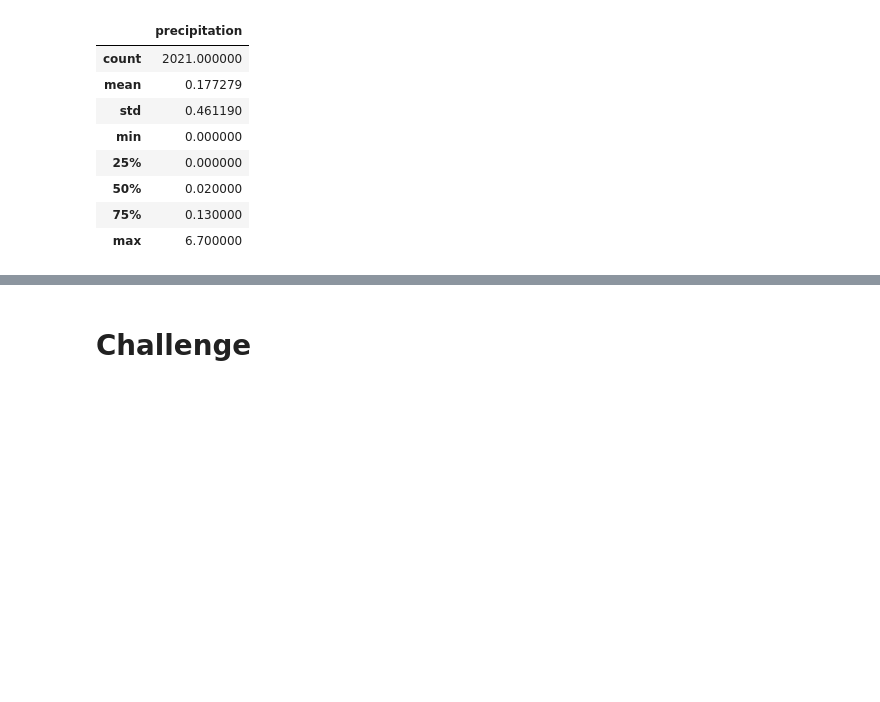
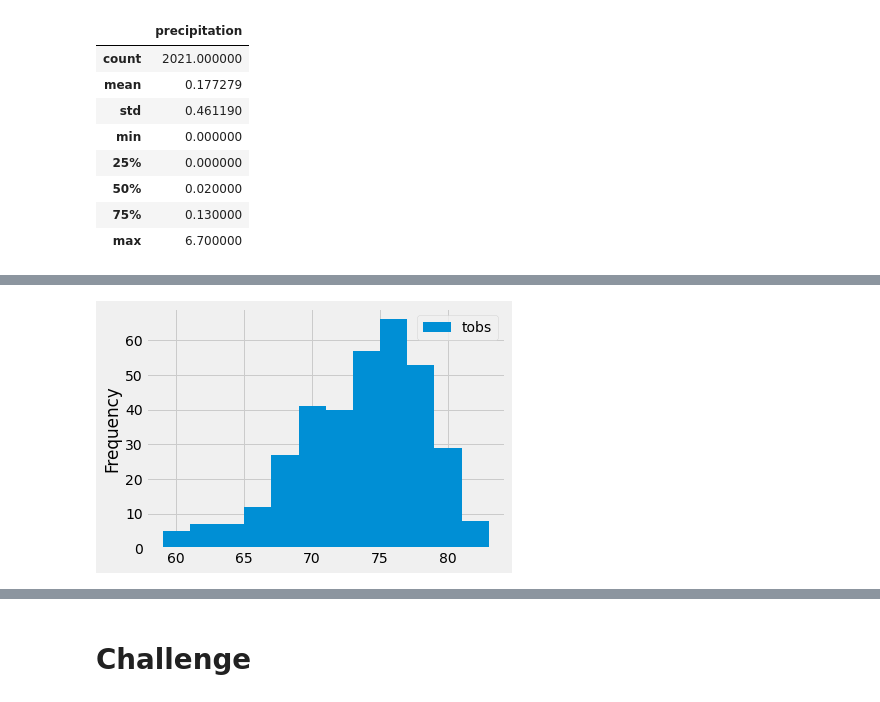
Before and after one commit to CLHollis/Surfs_Up, a Jupyter notebook: climate_analysis.ipynb, the cells around one changed output, grey strips where cells are left out. Saved outputs shown, nothing was run; the diff lists cells and outputs as text; code cells hidden in the pictures; blank space fills up the shorter version.

Commit message:
Weather Station Analysis

```diff
--- a/climate_analysis.ipynb
+++ b/climate_analysis.ipynb
@@ -170,3 +201,11 @@ df.describe()
 # %%
-# Choose the station with the highest number of temperature observations.
+# Choose the station with the highest number of temperature observations.   .....(9.3.4)
 # Query the last 12 months of temperature observation data for this station and plot the results as a histogram
+
+# select the column we are interested in to get our total observations count: Measurement.tobs
+# filter out all the stations except the most active station
+# consider only the most recent year
+results = session.query(Measurement.tobs).\
+filter(Measurement.station == 'USC00519281').\
+filter(Measurement.date >= prev_year).all()
+print(results)
@@ -172,0 +214,4 @@ df.describe()
+# %%
+# convert the results to a DataFrame so it's easier to read
+df = pd.DataFrame(results, columns=['tobs'])
+print(df)
@@ -172,0 +233,12 @@ df.describe()
+# %%
+# Plot the Temperature Observations
+
+# Create a histogram to quickly count how many temperature observations we have: df.plot.hist
+#  divide our temperature observations into 12 different bins to provide enough detail, but not too much: (bins=12)
+#  compress the x-axis labels so that they fit into the box holding our plot: plt.tight_layout()
+df.plot.hist(bins=12)
+plt.tight_layout()
+
+# a vast majority of the observations were over 67 degrees
+# %% [output]
+[figure, added]
```
Also changed, not shown: parts of 15 cells of this notebook.
